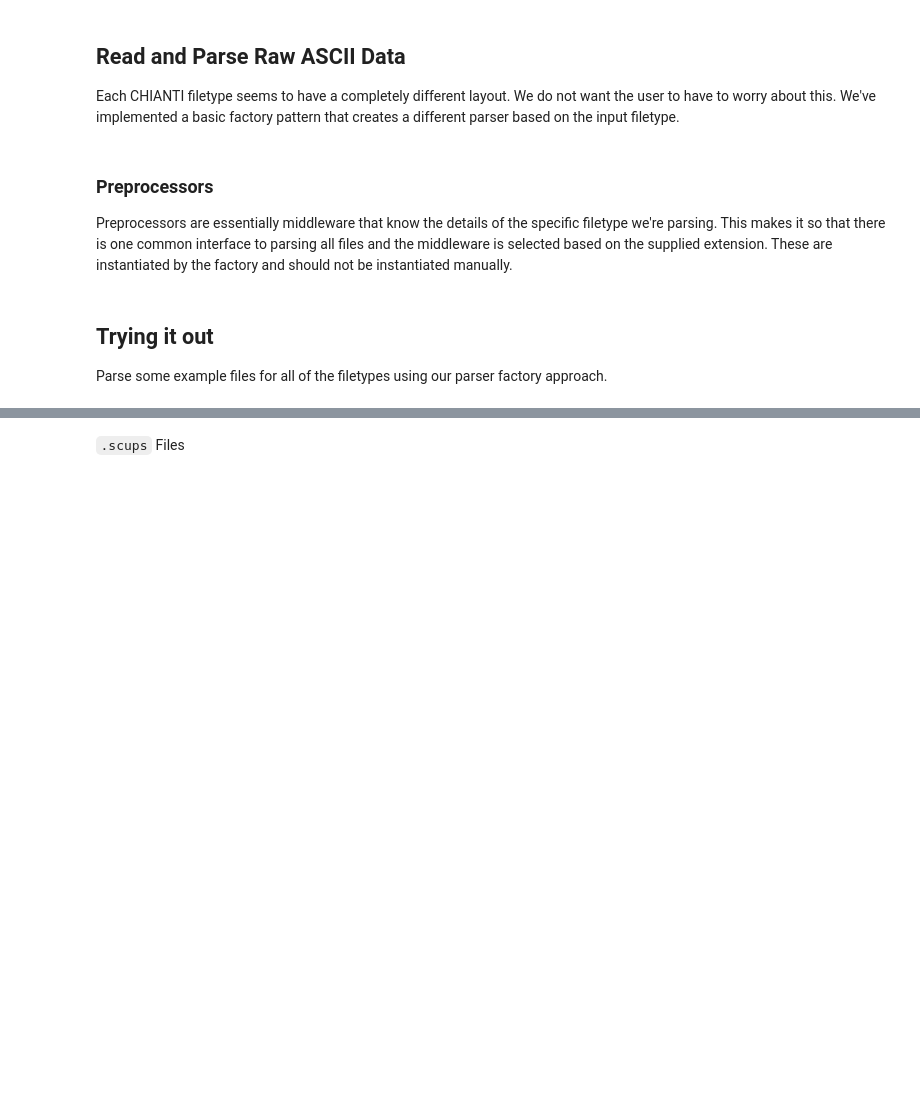
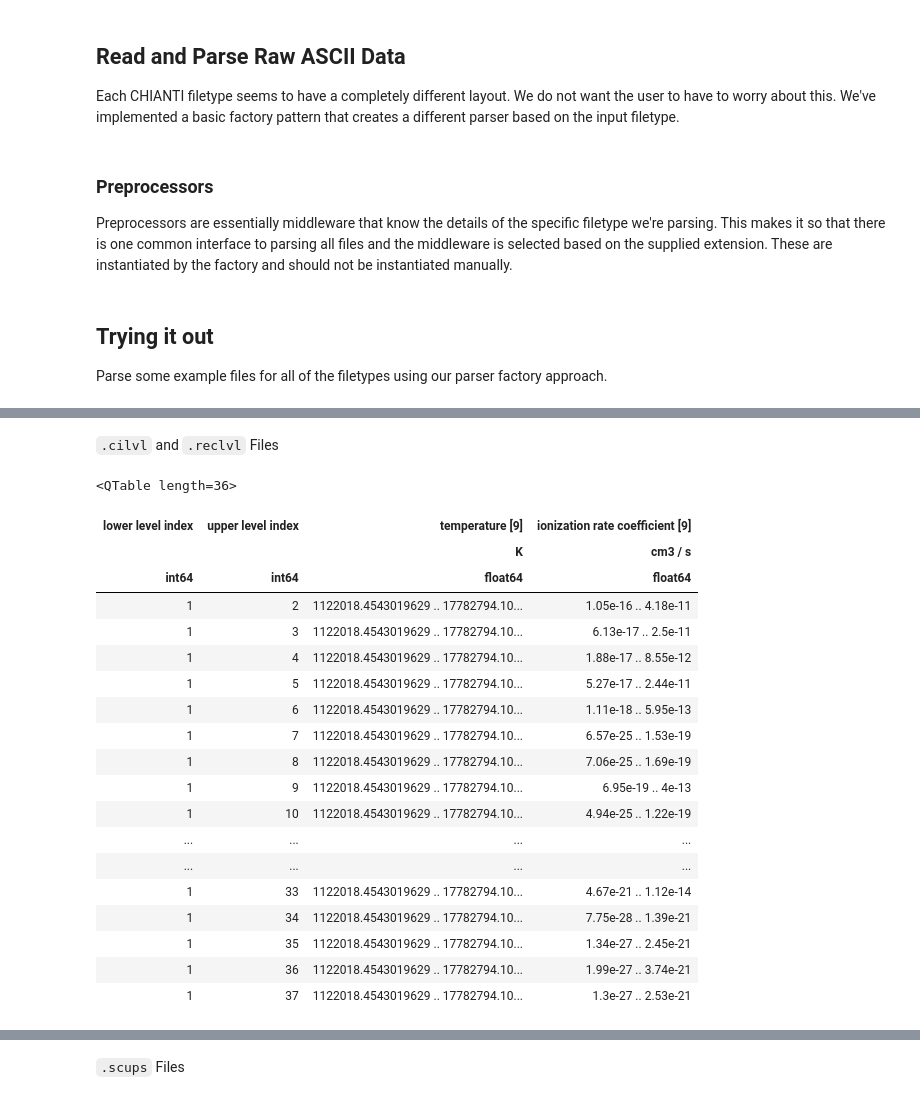
Before and after one commit to wtbarnes/research_notebook, a Jupyter notebook: fiasco/Parse Raw CHIANTI Data.ipynb, the cells around one changed output, grey strips where cells are left out. Saved outputs shown, nothing was run; the diff lists cells and outputs as text; code cells hidden in the pictures; blank space fills up the shorter version.

```diff
--- a/fiasco/Parse Raw CHIANTI Data.ipynb
+++ b/fiasco/Parse Raw CHIANTI Data.ipynb
@@ -79,11 +87,26 @@ class ParserFactory(type):
             return EasplupsParser(*args,**kwargs)
         elif filetype == 'psplups':
             return PsplupsParser(*args,**kwargs)
+        elif filetype == 'cilvl':
+            return CilvlParser(*args,**kwargs)
+        elif filetype == 'reclvl':
+            return ReclvlParser(*args,**kwargs)
+        elif filetype == 'rrparams':
+            return RrparamsParser(*args,**kwargs)
+        elif filetype == 'trparams':
+            return TrparamsParser(*args,**kwargs)
+        elif filetype == 'drparams':
+            return DrparamsParser(*args,**kwargs)
+        elif filetype == 'diparams':
+            return DiparamsParser(*args,**kwargs)
         else:
             return type.__call__(cls,*args,**kwargs)
 
 
 class GenericParser(object):
+    dtypes = []
+    units = []
+    headings = []
 
     def __init__(self,ion_filename):
         self.ion_filename = ion_filename
@@ -95,7 +118,10 @@ class GenericParser(object):
         """
         Generate Astropy QTable from a CHIANTI ion file
         """
-        with open(os.path.join(ch_dbase,self.element,self.ion_name,self.ion_filename),'r') as f:
+        full_path = os.path.join(ch_dbase,self.element,self.ion_name,self.ion_filename)
+        if not os.path.isfile(full_path):
+            return None
+        with open(full_path,'r') as f:
             lines = f.readlines()
         table = []
         for i,line in enumerate(lines):
@@ -114,13 +140,28 @@ class GenericParser(object):
         df.meta['footer'] = comment
         df.meta['element'] = self.element
         df.meta['ion'] = self.ion_name
+
+        df = self.postprocessor(df)
+
         return df
 
     def preprocessor(self,table,line,index):
         """
-        Default preprocessor method
+        Default preprocessor method run on each line ingested
         """
         table.append(line)
+
+    def postprocessor(self,df):
+        """
+        Default postprocessor method run on the whole dataframe
+        """
+        return df
+
+    def to_hdf5(self,hf):
+        """
+        Add datasets to a group for an HDF5 file handler
+        """
+        pass
 
 
 class Parser(GenericParser,metaclass=ParserFactory):
@@ -266,0 +430,25 @@ Parse some example files for all of the filetypes using our parser factory appro
+# %% [markdown]
+`.cilvl` and `.reclvl` Files
+# %%
+Parser('fe_17.cilvl').parse()
+# %% [output]
+<QTable length=36>
+| lower level index | upper level index | temperature [9] | ionization rate coefficient [9] |
+|  |  | K | cm3 / s |
+| int64 | int64 | float64 | float64 |
+| 1 | 2 | 1122018.4543019629 .. 17782794.10... | 1.05e-16 .. 4.18e-11 |
+| 1 | 3 | 1122018.4543019629 .. 17782794.10... | 6.13e-17 .. 2.5e-11 |
+| 1 | 4 | 1122018.4543019629 .. 17782794.10... | 1.88e-17 .. 8.55e-12 |
+| 1 | 5 | 1122018.4543019629 .. 17782794.10... | 5.27e-17 .. 2.44e-11 |
+| 1 | 6 | 1122018.4543019629 .. 17782794.10... | 1.11e-18 .. 5.95e-13 |
+| 1 | 7 | 1122018.4543019629 .. 17782794.10... | 6.57e-25 .. 1.53e-19 |
+| 1 | 8 | 1122018.4543019629 .. 17782794.10... | 7.06e-25 .. 1.69e-19 |
+| 1 | 9 | 1122018.4543019629 .. 17782794.10... | 6.95e-19 .. 4e-13 |
+| 1 | 10 | 1122018.4543019629 .. 17782794.10... | 4.94e-25 .. 1.22e-19 |
+| ... | ... | ... | ... |
+| ... | ... | ... | ... |
+| 1 | 33 | 1122018.4543019629 .. 17782794.10... | 4.67e-21 .. 1.12e-14 |
+| 1 | 34 | 1122018.4543019629 .. 17782794.10... | 7.75e-28 .. 1.39e-21 |
+| 1 | 35 | 1122018.4543019629 .. 17782794.10... | 1.34e-27 .. 2.45e-21 |
+| 1 | 36 | 1122018.4543019629 .. 17782794.10... | 1.99e-27 .. 3.74e-21 |
+| 1 | 37 | 1122018.4543019629 .. 17782794.10... | 1.3e-27 .. 2.53e-21 |
```
Also changed, not shown: parts of 24 cells of this notebook, 2 other files.
